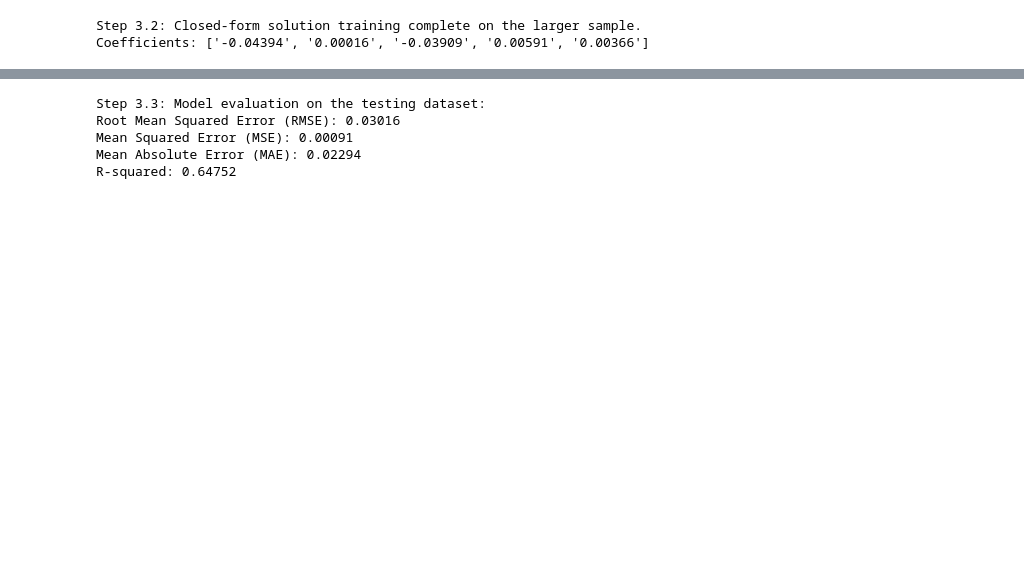
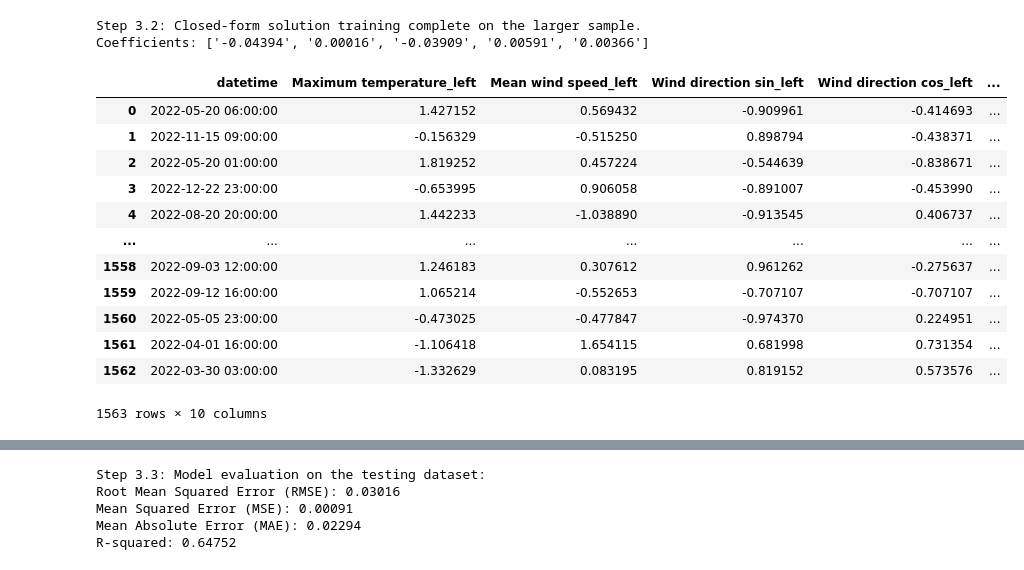
Before and after one commit to dzzz707/46765-ml-for-energy-systems, a Jupyter notebook: assignment1/notebook.ipynb, the cells around one changed output, grey strips where cells are left out. Drawn from its saved outputs; the diff is of its cells as text; code cells hidden in the pictures; blank space fills up the shorter version.

```diff
--- a/assignment1/notebook.ipynb
+++ b/assignment1/notebook.ipynb
@@ -14,0 +16,11 @@ data = pd.read_csv(file_path)
+# %%
+#Dropping the features that are not required for the analysis
+data2=data2.drop('Accumulated percipitation', axis=1)
+data2=data2.drop('Mean humidity', axis=1)
+data2=data2.drop('Wind Speed Y Direction', axis=1)
+data2=data2.drop('Wind Speed X Direction', axis=1)
+data2=data2.drop('Mean temperature', axis=1)
+data2=data2.drop('Minimum temperature', axis=1)
+data2=data2.drop('Solar Shortwave Flux', axis=1)
+data2=data2.drop('Unnamed: 0',axis=1)
+data2.head()
@@ -35,10 +54,26 @@ data['AKI Kalby Active Power'] = data['AKI Kalby Active Power'] / nominal_capaci
 
 # Dropping the original wind direction after scaling
 data = data.drop('Mean wind direction', axis=1)
+# %%
+### 1. Standard Scaling for wind speed and temperature for the Forecasted Weather Data
+data2['Mean wind speed'] = scaler_standard.fit_transform(data2[['Mean wind speed']])
+data2['Maximum temperature'] = scaler_standard.fit_transform(data2[['Maximum temperature']])
+
+### 2. Wind Direction (convert to sin and cos components) for the Forecasted Weather Data
+data2['Wind direction sin'] = np.sin(np.deg2rad(data2['Mean wind direction']))
+data2['Wind direction cos'] = np.cos(np.deg2rad(data2['Mean wind direction']))
+
+
+# Dropping the original wind direction after transformation for the Forecasted Weather Data
+data2 = data2.drop('Mean wind direction', axis=1)
 # %%
 # Make sure datetime is set as the index
 data['datetime'] = pd.to_datetime(data['datetime'])
 data.set_index('datetime', inplace=True)
+# %%
+# datetime is set as the index for the Forecasted Weather Data
+data2['ts'] = pd.to_datetime(data2['ts'])
+data2.set_index('ts', inplace=True)
 # %%
 # Set target and features, and remove non-numeric columns
 target_column = 'AKI Kalby Active Power'
@@ -132,3 +177,28 @@ print(f"Coefficients: {[f'{x:.5f}' for x in theta_large_sample_rounded]}")
 # %% [output]
 Step 3.2: Closed-form solution training complete on the larger sample.
 Coefficients: ['-0.04394', '0.00016', '-0.03909', '0.00591', '0.00366']
+# %%
+#Resetting the index, to obtain the timestamp as a seperate column and renaming it to Datetime
+X_large_test_sample.reset_index(inplace=True)
+data2_reset=data2.reset_index()
+data2_reset['datetime']=data2_reset['ts']
+# %%
+#Merging the old dataset (Weather data) and the new dataset (Forecasted Data)
+X_large_test_sample = X_large_test_sample.set_index('datetime')
+data2_reset = data2_reset.set_index('datetime')
+merged_ds = X_large_test_sample.join(data2_reset, how='left', lsuffix='_left', rsuffix='_right').reset_index()
+merged_ds
+# %% [output]
+|  | datetime | Maximum temperature_left | Mean wind speed_left | Wind direction sin_left | Wind direction cos_left | ... |
+| 0 | 2022-05-20 06:00:00 | 1.427152 | 0.569432 | -0.909961 | -0.414693 | ... |
+| 1 | 2022-11-15 09:00:00 | -0.156329 | -0.515250 | 0.898794 | -0.438371 | ... |
+| 2 | 2022-05-20 01:00:00 | 1.819252 | 0.457224 | -0.544639 | -0.838671 | ... |
+| 3 | 2022-12-22 23:00:00 | -0.653995 | 0.906058 | -0.891007 | -0.453990 | ... |
+| 4 | 2022-08-20 20:00:00 | 1.442233 | -1.038890 | -0.913545 | 0.406737 | ... |
+| ... | ... | ... | ... | ... | ... | ... |
+| 1558 | 2022-09-03 12:00:00 | 1.246183 | 0.307612 | 0.961262 | -0.275637 | ... |
+| 1559 | 2022-09-12 16:00:00 | 1.065214 | -0.552653 | -0.707107 | -0.707107 | ... |
+| 1560 | 2022-05-05 23:00:00 | -0.473025 | -0.477847 | -0.974370 | 0.224951 | ... |
+| 1561 | 2022-04-01 16:00:00 | -1.106418 | 1.654115 | 0.681998 | 0.731354 | ... |
+| 1562 | 2022-03-30 03:00:00 | -1.332629 | 0.083195 | 0.819152 | 0.573576 | ... |
+1563 rows × 10 columns
```
Also changed, not shown: parts of 22 cells of this notebook.
